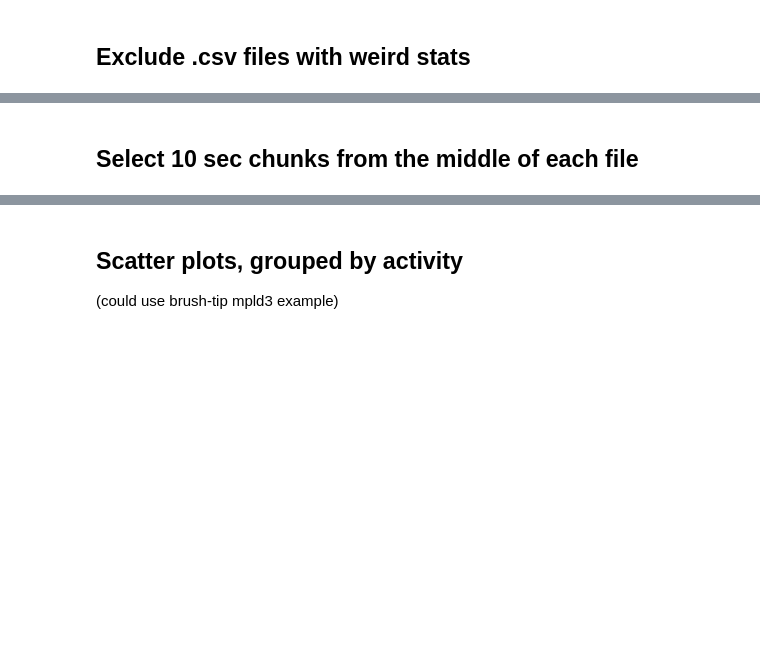
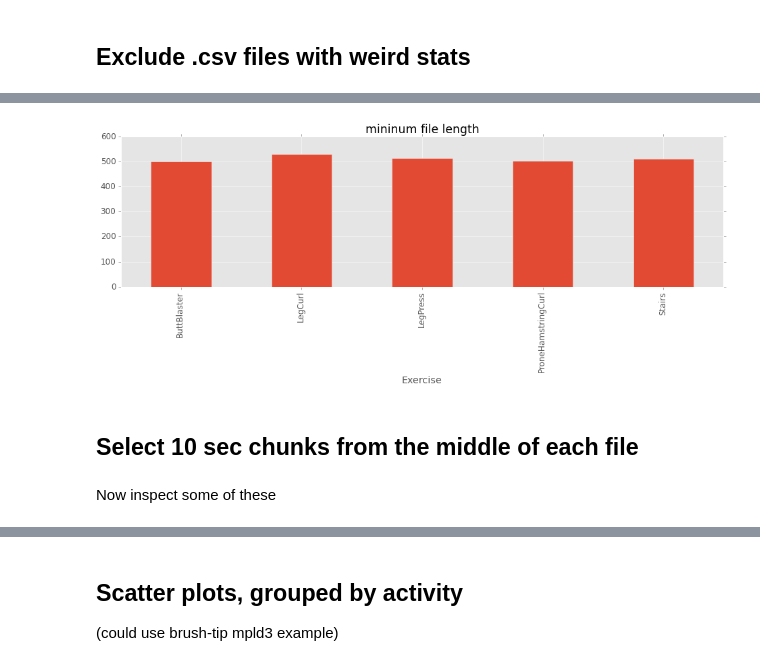
Before and after one commit to Saynah/AthosPy, a Jupyter notebook: data_characterization.ipynb, the cells around one changed output, grey strips where cells are left out. Drawn from its saved outputs; the diff is of its cells as text; code cells hidden in the pictures; blank space fills up the shorter version.

```diff
--- a/data_characterization.ipynb
+++ b/data_characterization.ipynb
@@ -61,2 +122,7 @@ fp.replace
+# %%
+df_summ.join(df47).groupby('Exercise').Length.min().plot(
+    kind='bar', title='mininum file length');
+# %% [output]
+[figure, added]
 # %% [markdown]
 ## Select 10 sec chunks from the middle of each file
@@ -62,0 +142,2 @@ fp.replace
+# %% [markdown]
+Now inspect some of these
```
Also changed, not shown: parts of 71 cells of this notebook, 4 other files.
